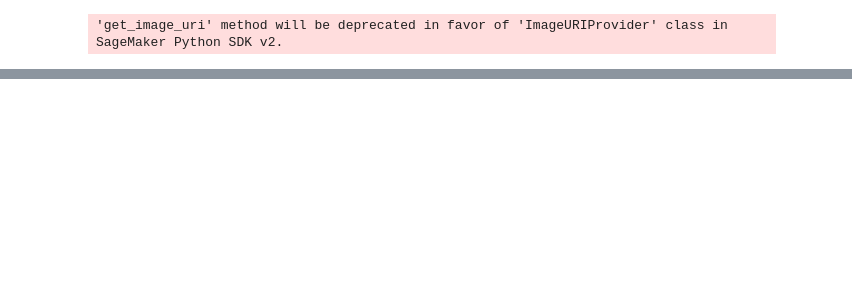
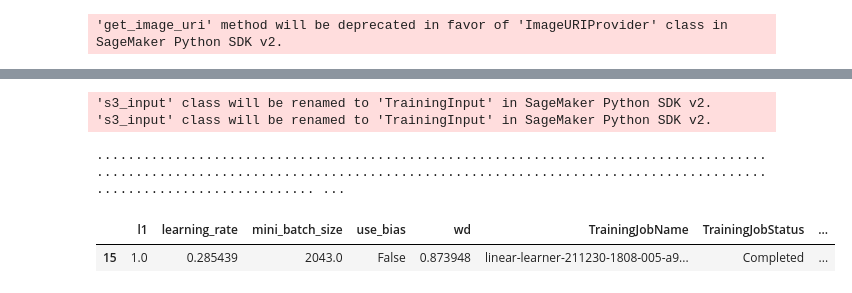
Before and after one commit to ConnorTPhoenix/diabetes_readmissions, a Jupyter notebook: Train_Model.ipynb, the cells around one changed output, grey strips where cells are left out. Saved outputs shown, nothing was run; the diff lists cells and outputs as text; code cells hidden in the pictures; blank space fills up the shorter version.

```diff
--- a/Train_Model.ipynb
+++ b/Train_Model.ipynb
@@ -105,4 +106,6 @@ print (roc_auc_score(y_test, probs))
 # %%
+prefix = "readmissions/linreg"
+
 import io
 import numpy as np
 import sagemaker.amazon.common as smac
@@ -131,18 +134,28 @@ uploaded validation data location: s3://sagemaker-us-east-1-345989147144/readmis
 container = get_image_uri(session.boto_region_name, 'linear-learner')
 # %% [output]
 'get_image_uri' method will be deprecated in favor of 'ImageURIProvider' class in SageMaker Python SDK v2.
-# %%
-prefix = 'readmission-linreg'
 # %%
+from sagemaker.tuner import IntegerParameter, ContinuousParameter, CategoricalParameter, HyperparameterTuner
 linear = sagemaker.estimator.Estimator(
-    container,
-    role,
-    train_instance_count=1,
-    train_instance_type="ml.c4.xlarge",
-    output_path='s3://{}/{}/output'.format(session.default_bucket(), prefix),
-    sagemaker_session=session)
-linear.set_hyperparameters(feature_dim=105, predictor_type="binary_classifier", mini_batch_size=200)
+         container,
+         role,
+         train_instance_count=1,
+         train_instance_type="ml.c4.xlarge",
+         output_path='s3://{}/{}/output'.format(session.default_bucket(), prefix),
+         sagemaker_session=session)
 
-linear.fit({'train': s3_train_data, 'validation': s3_val_data})
+linear.set_hyperparameters(feature_dim=105, predictor_type="binary_classifier")
+
+lin_hyperparameter_tuner = HyperparameterTuner(estimator = linear,
+                                               objective_metric_name = 'validation:binary_classification_accuracy',
+                                               objective_type = 'Maximize',
+                                               max_jobs = 20,
+                                               max_parallel_jobs = 3,
+                                               hyperparameter_ranges = {
+                                                    'wd': ContinuousParameter(0.1, 1.0),
+                                                    'l1'      : ContinuousParameter(0.1, 1.0),
+                                                    'learning_rate': ContinuousParameter(0.1, 1.0),
+                                                    'mini_batch_size': IntegerParameter(100, 5000),
+                                                    'use_bias': CategoricalParameter([True, False])})
 # %% [output]
 Parameter image_name will be renamed to image_uri in SageMaker Python SDK v2.
@@ -168 +162,17 @@ Billable seconds: 222
+# %%
+lin_hyperparameter_tuner.fit({'train': s3_train_data, 'validation': s3_val_data})
+lin_hyperparameter_tuner.wait()
+# %% [output]
+'s3_input' class will be renamed to 'TrainingInput' in SageMaker Python SDK v2.
+'s3_input' class will be renamed to 'TrainingInput' in SageMaker Python SDK v2.
+........................................................................................................................................................................................................ ...
+# %%
+my_tuner_analytics = lin_hyperparameter_tuner.analytics()
+my_dataframe = my_tuner_analytics.dataframe()
+
+best_job = lin_hyperparameter_tuner.best_training_job()
+my_dataframe[my_dataframe['TrainingJobName'] == best_job]
+# %% [output]
+|  | l1 | learning_rate | mini_batch_size | use_bias | wd | TrainingJobName | TrainingJobStatus | ... |
+| 15 | 1.0 | 0.285439 | 2043.0 | False | 0.873948 | linear-learner-211230-1808-005-a9... | Completed | ... |
 # %%
```
Also changed, not shown: parts of 15 cells of this notebook, 4 other files.
